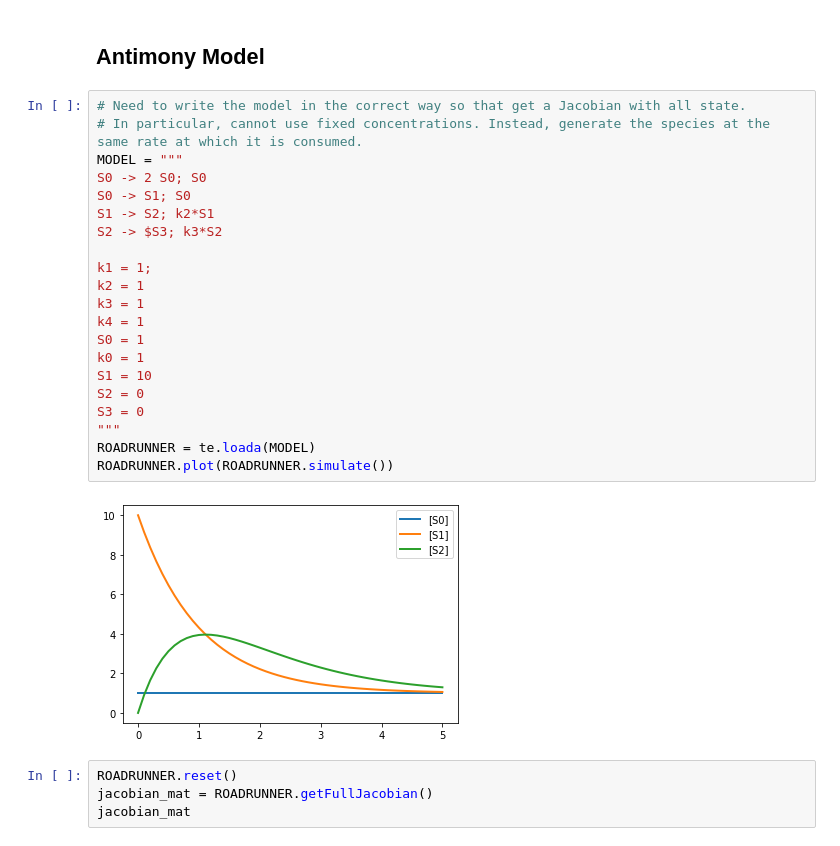
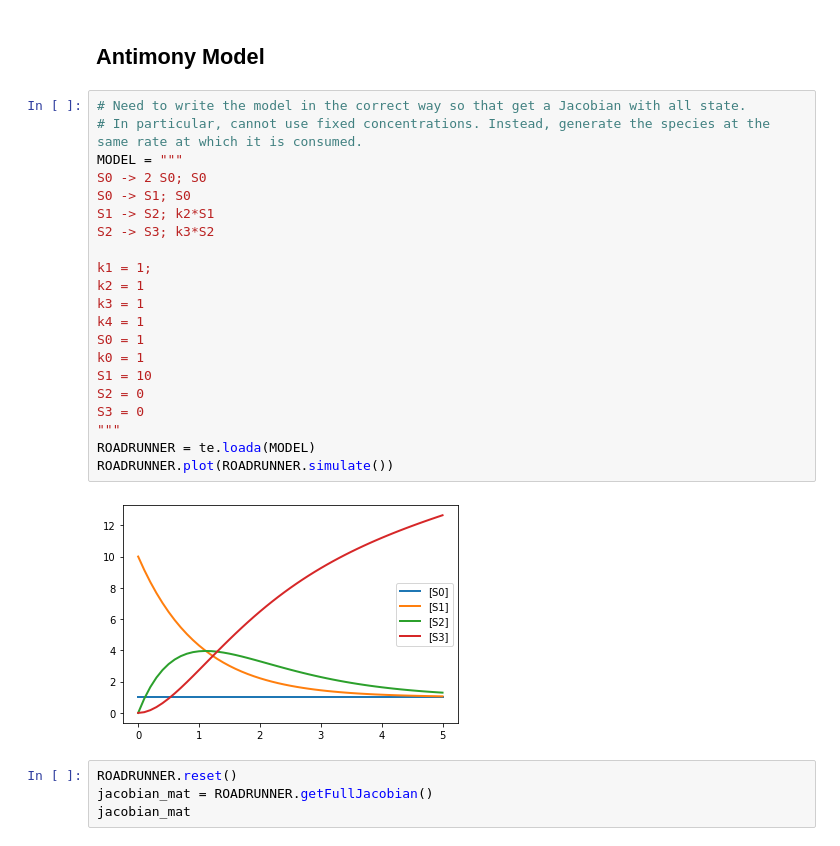
Before and after one commit to ModelEngineering/controlSBML, a Jupyter notebook: notebooks/LinearApproximations.ipynb, the cells around one changed output. Drawn from its saved outputs; the diff is of its cells as text.

```diff
--- a/notebooks/LinearApproximations.ipynb
+++ b/notebooks/LinearApproximations.ipynb
@@ -18,26 +18,26 @@ import os
 # %%
 # Need to write the model in the correct way so that get a Jacobian with all state.
 # In particular, cannot use fixed concentrations. Instead, generate the species at the same rate at which it is consumed.
 MODEL = """
 S0 -> 2 S0; S0
 S0 -> S1; S0
 S1 -> S2; k2*S1
-S2 -> $S3; k3*S2
+S2 -> S3; k3*S2
 
 k1 = 1;
 k2 = 1
 k3 = 1
 k4 = 1
 S0 = 1
 k0 = 1
 S1 = 10
 S2 = 0
 S3 = 0
 """
 ROADRUNNER = te.loada(MODEL)
 ROADRUNNER.plot(ROADRUNNER.simulate())
 # %% [output]
-[figure, old version]
+[figure, new version]
 # %%
 ROADRUNNER.reset()
 jacobian_mat = ROADRUNNER.getFullJacobian()
```
Also changed, not shown: parts of 1 cell of this notebook, 2 other files.
